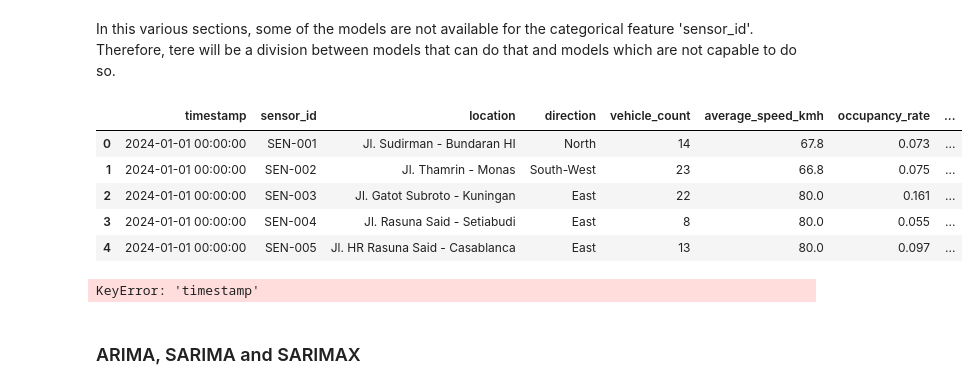
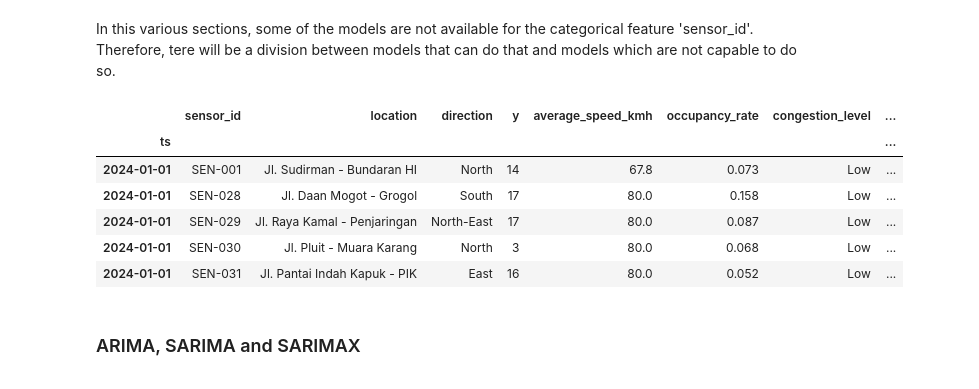
Before and after one commit to Albertouskas/traffic_flow_prediction_forecasting_and_analysis, a Jupyter notebook: traffic_forecast.ipynb, the cells around one changed output. Cells and saved outputs as stored; diff of their text form; code cells hidden in the pictures.

```diff
--- a/traffic_forecast.ipynb
+++ b/traffic_forecast.ipynb
@@ -208,8 +208,11 @@ def split_time_series_df(
 
 def classical_feature_engineering(df, time_column='timestamp', target_column='vehicle_count'):
     classical_df = df.copy()
+
     classical_df[time_column] = pd.to_datetime(classical_df[time_column])
-    classical_df.set_index(time_column, inplace=True)
+    classical_df = classical_df.rename(columns={time_column: 'ts'})
+    classical_df.set_index('ts', inplace=True)
+
 
     classical_df = classical_df.rename(columns={target_column: 'y'})
     return classical_df
@@ -752,18 +770,17 @@ def fit_models_per_sensor(train_df, test_df, target='vehicle_count'):
 # %% [markdown]
 In this various  sections, some of the models are not available for the categorical feature 'sensor_id'. Therefore, tere will be a division between models that can do that and models which are not capable to do so.
 # %%
-df.head()
+classical_train_df.head()
 # %% [output]
-|  | timestamp | sensor_id | location | direction | vehicle_count | average_speed_kmh | occupancy_rate | ... |
-| 0 | 2024-01-01 00:00:00 | SEN-001 | Jl. Sudirman - Bundaran HI | North | 14 | 67.8 | 0.073 | ... |
-| 1 | 2024-01-01 00:00:00 | SEN-002 | Jl. Thamrin - Monas | South-West | 23 | 66.8 | 0.075 | ... |
-| 2 | 2024-01-01 00:00:00 | SEN-003 | Jl. Gatot Subroto - Kuningan | East | 22 | 80.0 | 0.161 | ... |
-| 3 | 2024-01-01 00:00:00 | SEN-004 | Jl. Rasuna Said - Setiabudi | East | 8 | 80.0 | 0.055 | ... |
-| 4 | 2024-01-01 00:00:00 | SEN-005 | Jl. HR Rasuna Said - Casablanca | East | 13 | 80.0 | 0.097 | ... |
+|  | sensor_id | location | direction | y | average_speed_kmh | occupancy_rate | congestion_level | ... |
+| ts |  |  |  |  |  |  |  | ... |
+| 2024-01-01 | SEN-001 | Jl. Sudirman - Bundaran HI | North | 14 | 67.8 | 0.073 | Low | ... |
+| 2024-01-01 | SEN-028 | Jl. Daan Mogot - Grogol | South | 17 | 80.0 | 0.158 | Low | ... |
+| 2024-01-01 | SEN-029 | Jl. Raya Kamal - Penjaringan | North-East | 17 | 80.0 | 0.087 | Low | ... |
+| 2024-01-01 | SEN-030 | Jl. Pluit - Muara Karang | North | 3 | 80.0 | 0.068 | Low | ... |
+| 2024-01-01 | SEN-031 | Jl. Pantai Indah Kapuk - PIK | East | 16 | 80.0 | 0.052 | Low | ... |
 # %%
-fit_models_per_sensor(classical_train_df, classical_test_df, target='vehicle_count')
+fit_models_per_sensor(classical_train_df, classical_test_df, target='y')
-# %% [output]
-KeyError: 'timestamp'
 # %% [markdown]
 ### ARIMA, SARIMA and SARIMAX
 # %% [markdown]
```
Also changed, not shown: parts of 3 cells of this notebook.
